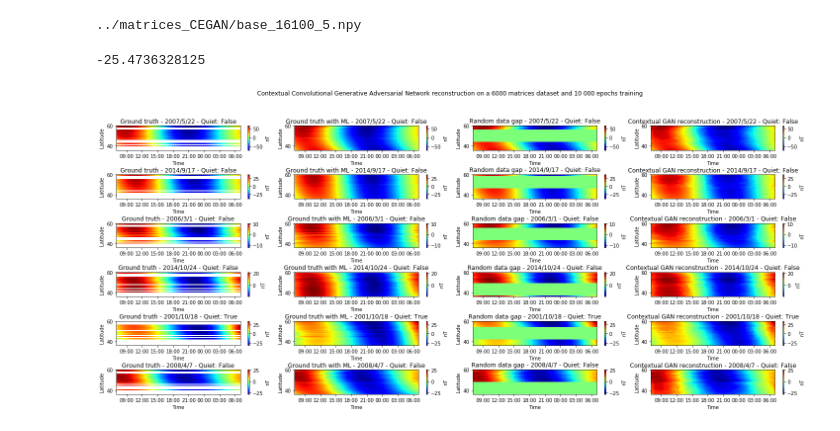
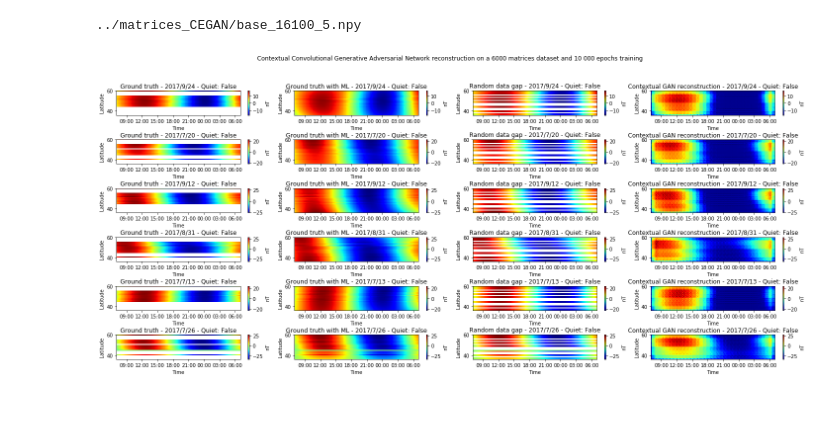
Before and after one commit to Pierre-LaurentC/Generative_Adversarial_Network, a Jupyter notebook: Display_CEGAN_training.ipynb, the cells around one changed output. Cells and saved outputs as stored; diff of their text form; code cells hidden in the pictures.

```diff
--- a/Display_CEGAN_training.ipynb
+++ b/Display_CEGAN_training.ipynb
@@ -8,6 +8,8 @@ import os
 import glob
 mountFileName = "../../../Desktop/IRAP_mount/Generative_Adversarial_Network/matrices_CEGAN/"
 localFileName = 'matrices_CEGAN/'
+autoencoderTraining = "../../../Desktop/IRAP_mount/IonosphericSignalRecontruction/AE_training_results/"
+autoencoderTrainingLocal = "../IonosphericSignalRecontruction/AE_training_results/"
 filenamesList = glob.glob('../matrices_CEGAN/base*')
 baseMatricesList = np.array(filenamesList)
 lastEpoch = np.int16((np.round((baseMatricesList.shape[0]/5)*10,0) - 9) // 10 * 10)
@@ -31,34 +33,33 @@ def DisplayGraphWithInfos(array, infos, title, axs, axy, axn, fig):
     sm._A = []
     clb=fig.colorbar(sm, ax=axs[axy][axn])
     clb.set_label("nT")
-# %%
-trainingArray[3][4]
-# %% [output]
--25.4736328125
 # %%
 trainingArray = []
-epoch = 600
+epoch = 0
+
 for i in range(0,6):
-    trainingArray.append(np.load('{}CEGAN_lines_epoch{}_matrix{}.npy'.format(mountFileName, epoch, i), allow_pickle=True, encoding="latin1"))
+    AE_saveName = "AE_training_epoch{}_matrix{}.npy".format(epoch, i)
+    GAN_saveName = "CEGAN_lines_epoch{}_matrix{}.npy".format(epoch, i)
+    trainingArray.append(np.load('{}{}'.format(autoencoderTrainingLocal, AE_saveName), allow_pickle=True, encoding="latin1"))
 trainingArray = np.asarray(trainingArray)
 
 numberOfPlots = 6
 fig, axs = plt.subplots(numberOfPlots,4, figsize=(25, 10), facecolor='w', edgecolor='k')
 fig.subplots_adjust(hspace = 1., wspace=.15)
 
 axs = axs.ravel().reshape(numberOfPlots,4)
 
 fig.suptitle("Contextual Convolutional Generative Adversarial Network reconstruction on a 6000 matrices dataset and 10 000 epochs training")
 
 for y in range(numberOfPlots):
     DisplayGraphWithInfos(trainingArray[y][0], trainingArray[y][4], "Ground truth", axs, y, 0, fig)
     DisplayGraphWithInfos(trainingArray[y][1], trainingArray[y][4], "Ground truth with ML", axs, y, 1, fig)
     DisplayGraphWithInfos(trainingArray[y][2], trainingArray[y][4], "Random data gap", axs, y, 2, fig)
     DisplayGraphWithInfos(trainingArray[y][3], trainingArray[y][4], "Contextual GAN reconstruction", axs, y, 3, fig)
 
 fig.savefig("CGAN_predictions")
 # %% [output]
-[figure, old version]
+[figure, new version]
 # %%
 from keras.models import load_model, model_from_json
 json_file = open('saved_model_CEGAN/generator.json', 'r')
```
Also changed, not shown: 1 other file.
